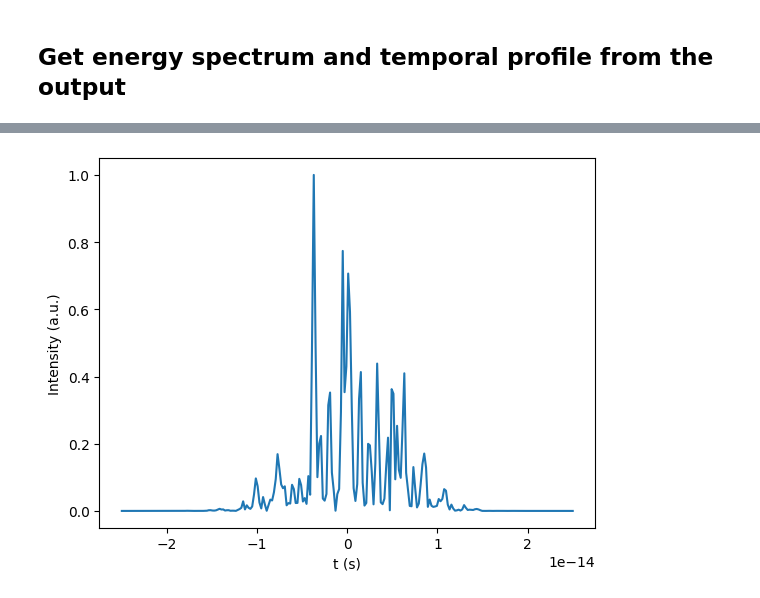
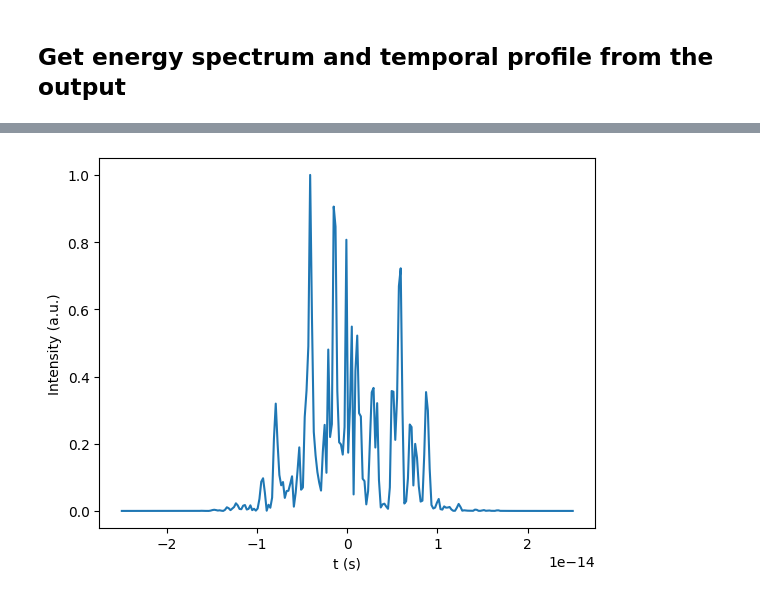
Before and after one commit to PaNOSC-ViNYL/SimEx-Lite, a Jupyter notebook: docs/examples/phenom/PhenomCalculator.ipynb, the cells around one changed output, grey strips where cells are left out. Cells and saved outputs as stored; diff of their text form; code cells hidden in the pictures.

Commit message:
Update PhenomCalculator.ipynb after phonem was updated fixing the spectrum/time domain fftshift issue

```diff
--- a/docs/examples/phenom/PhenomCalculator.ipynb
+++ b/docs/examples/phenom/PhenomCalculator.ipynb
@@ -105,16 +109,15 @@ np.savetxt(fname, data, header = "energy(eV)  intensity")
 # %%
 # Intensity in time domain
 srwlpy.SetRepresElecField(wfr._srwl_wf, 'time')
 [t, intensity] = get_intensity_on_axis(wfr).T
 data = get_intensity_on_axis(wfr)
-after_shift = np.fft.fftshift(data[:,1])
 
 fig, ax = plt.subplots()
-ax.plot(data[:,0], after_shift)
+ax.plot(data[:,0], data[:,1])
 ax.set_xlabel("t (s)")
 ax.set_ylabel("Intensity (a.u.)")
 
 fname = "I_t.txt"
 np.savetxt(fname, np.vstack([data[:,0], after_shift]).T, header = "t(s)  intensity")
 # %% [output]
-[figure, old version]
+[figure, new version]
```
Also changed, not shown: parts of 2 cells of this notebook.
